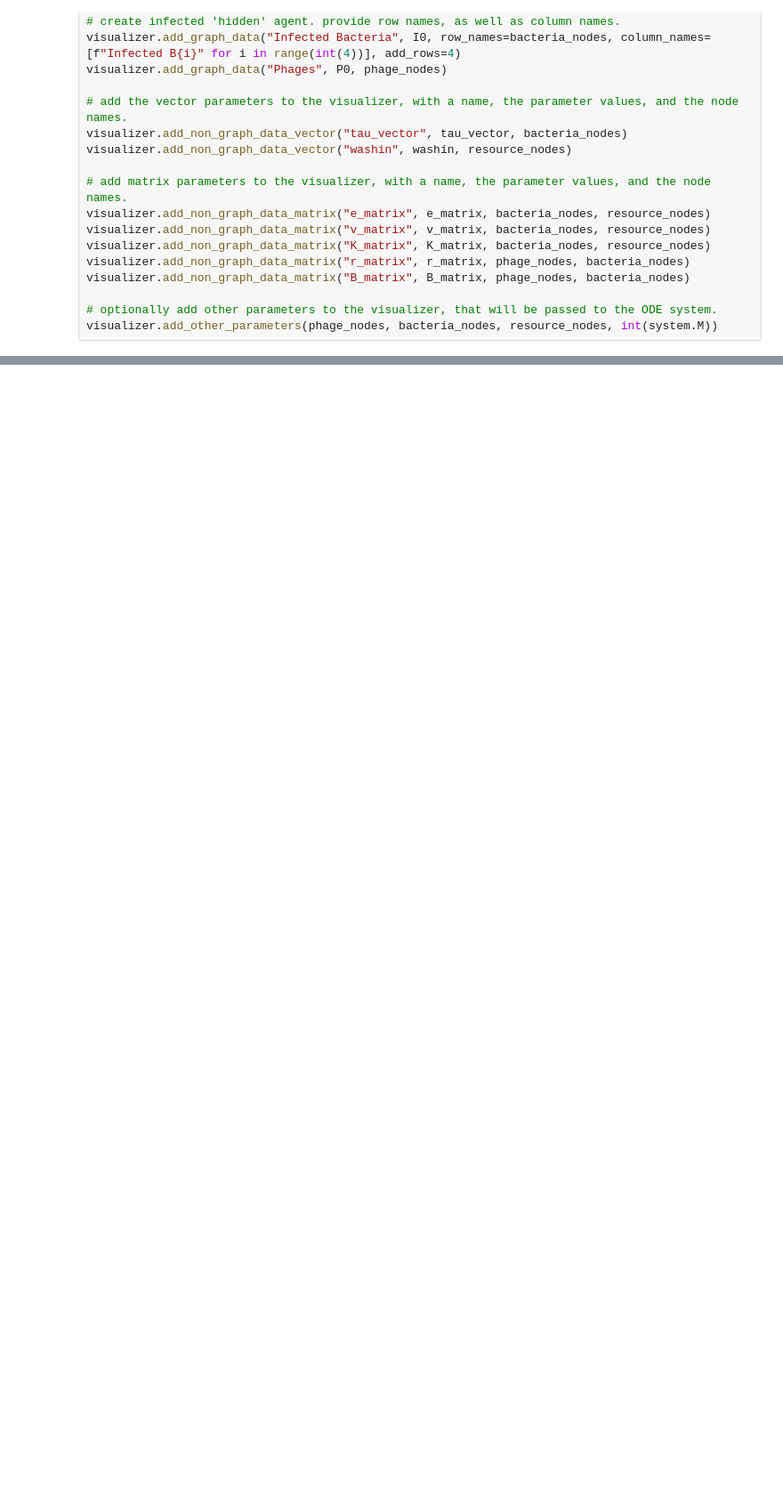
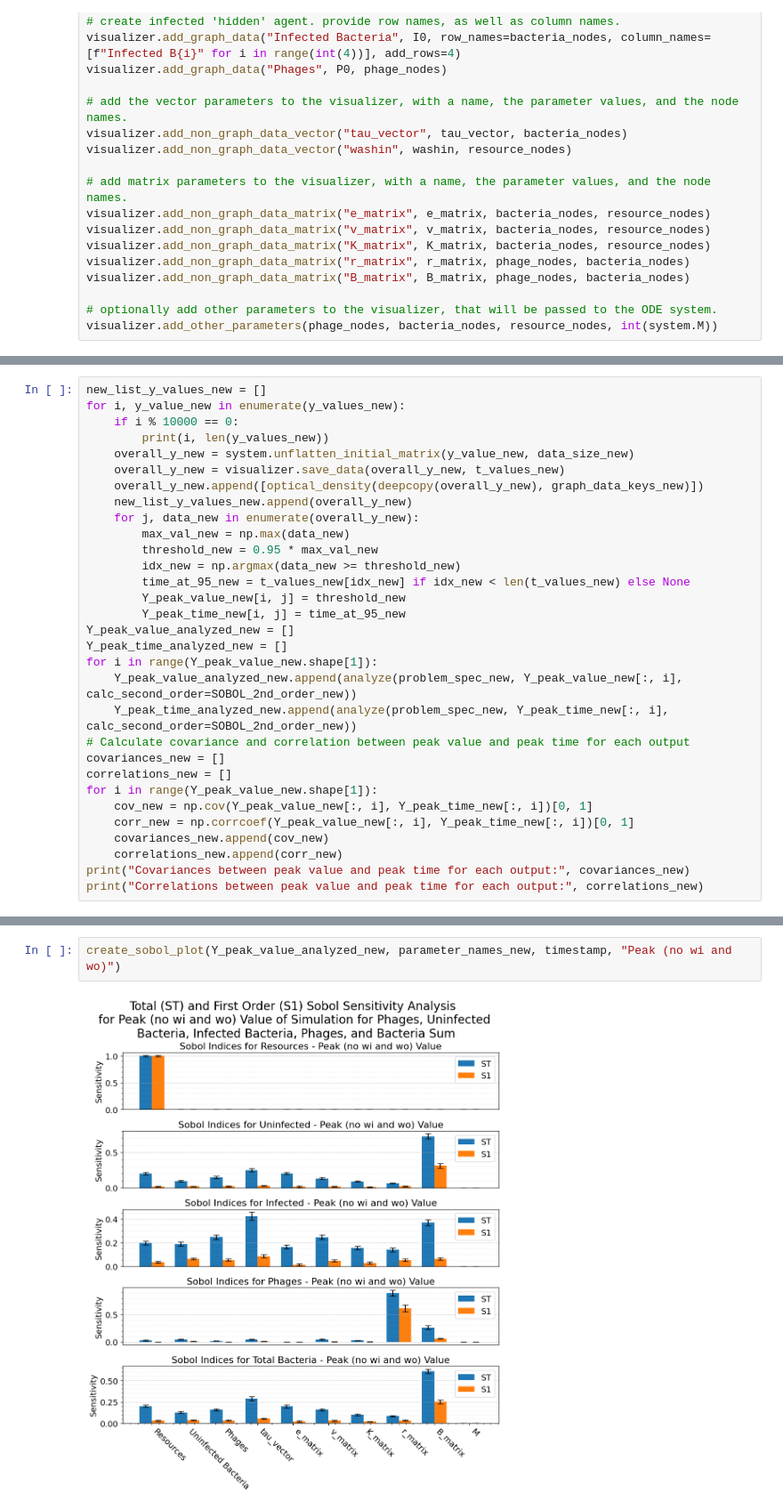
Before and after one commit to BiggusVickus/Master-Thesis, a Jupyter notebook: SOBOL_analysis.ipynb, the cells around one changed output, grey strips where cells are left out. Shown at 89% size. Cells and saved outputs as stored; diff of their text form; blank space fills up the shorter version.

```diff
--- a/SOBOL_analysis.ipynb
+++ b/SOBOL_analysis.ipynb
@@ -320,0 +358,31 @@ create_sobol_plot(Y_peak_time_analyzed, parameter_names, "Peak Time")
+# %%
+new_list_y_values_new = []
+for i, y_value_new in enumerate(y_values_new):
+    if i % 10000 == 0:
+        print(i, len(y_values_new))
+    overall_y_new = system.unflatten_initial_matrix(y_value_new, data_size_new)
+    overall_y_new = visualizer.save_data(overall_y_new, t_values_new)
+    overall_y_new.append([optical_density(deepcopy(overall_y_new), graph_data_keys_new)])
+    new_list_y_values_new.append(overall_y_new)
+    for j, data_new in enumerate(overall_y_new):
+        max_val_new = np.max(data_new)
+        threshold_new = 0.95 * max_val_new
+        idx_new = np.argmax(data_new >= threshold_new)
+        time_at_95_new = t_values_new[idx_new] if idx_new < len(t_values_new) else None
+        Y_peak_value_new[i, j] = threshold_new
+        Y_peak_time_new[i, j] = time_at_95_new
+Y_peak_value_analyzed_new = []
+Y_peak_time_analyzed_new = []
+for i in range(Y_peak_value_new.shape[1]):
+    Y_peak_value_analyzed_new.append(analyze(problem_spec_new, Y_peak_value_new[:, i], calc_second_order=SOBOL_2nd_order_new))
+    Y_peak_time_analyzed_new.append(analyze(problem_spec_new, Y_peak_time_new[:, i], calc_second_order=SOBOL_2nd_order_new))
+# Calculate covariance and correlation between peak value and peak time for each output
+covariances_new = []
+correlations_new = []
+for i in range(Y_peak_value_new.shape[1]):
+    cov_new = np.cov(Y_peak_value_new[:, i], Y_peak_time_new[:, i])[0, 1]
+    corr_new = np.corrcoef(Y_peak_value_new[:, i], Y_peak_time_new[:, i])[0, 1]
+    covariances_new.append(cov_new)
+    correlations_new.append(corr_new)
+print("Covariances between peak value and peak time for each output:", covariances_new)
+print("Correlations between peak value and peak time for each output:", correlations_new)
@@ -320,0 +426,4 @@ create_sobol_plot(Y_peak_time_analyzed, parameter_names, "Peak Time")
+# %%
+create_sobol_plot(Y_peak_value_analyzed_new, parameter_names_new, timestamp, "Peak (no wi and wo)")
+# %% [output]
+[figure, added]
```
Also changed, not shown: parts of 17 cells of this notebook, 21 other files.
